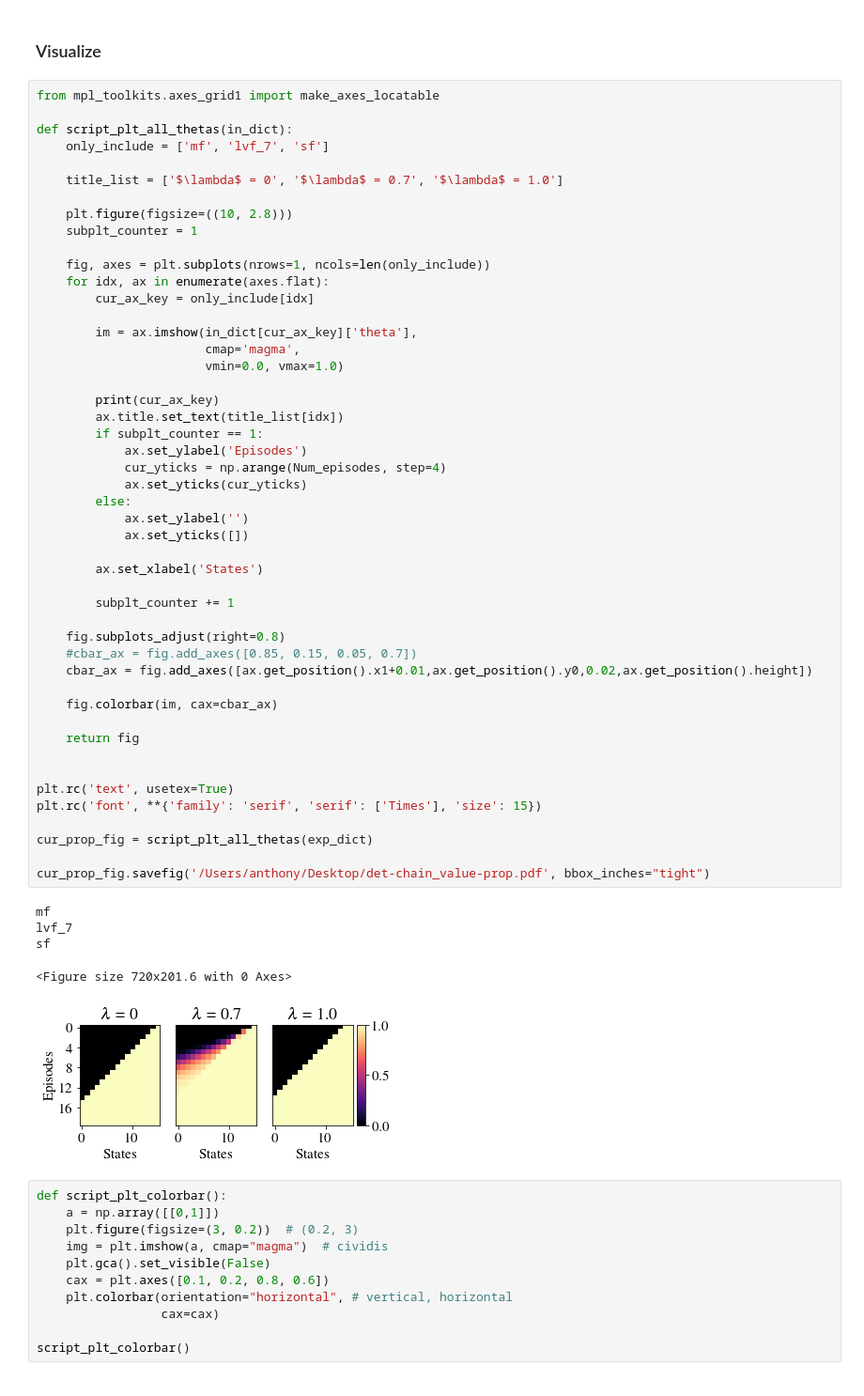
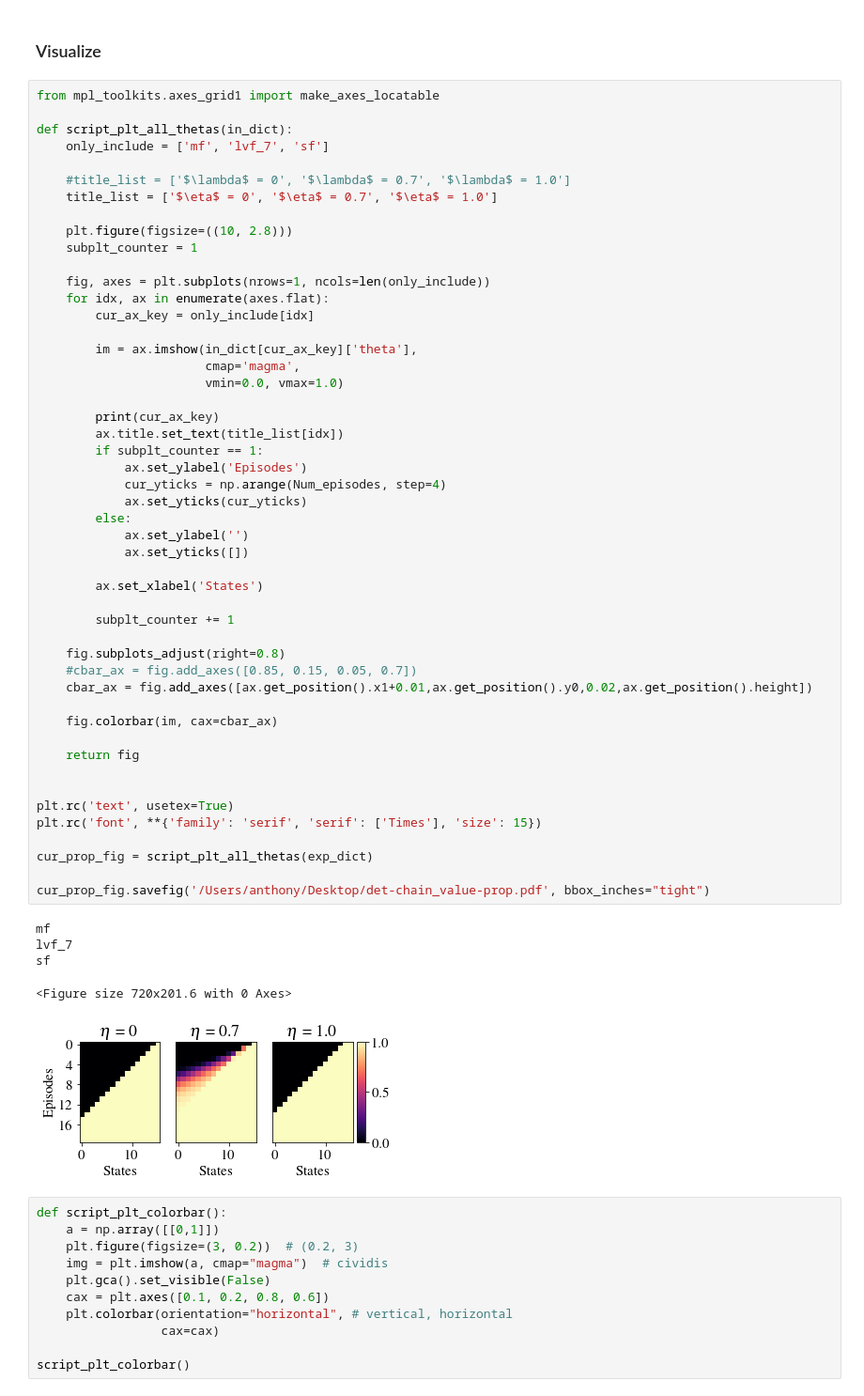
Before and after one commit to im-ant/sr-return, a Jupyter notebook: analysis/linear/2021-04-24_Deterministic-Chain-Example.ipynb, the cells around one changed output. Shown at 94% size. Saved outputs shown, nothing was run; the diff lists cells and outputs as text.

```diff
--- a/analysis/linear/2021-04-24_Deterministic-Chain-Example.ipynb
+++ b/analysis/linear/2021-04-24_Deterministic-Chain-Example.ipynb
@@ -208,7 +208,8 @@ from mpl_toolkits.axes_grid1 import make_axes_locatable
 def script_plt_all_thetas(in_dict):
     only_include = ['mf', 'lvf_7', 'sf']
 
-    title_list = ['$\lambda$ = 0', '$\lambda$ = 0.7', '$\lambda$ = 1.0']
+    #title_list = ['$\lambda$ = 0', '$\lambda$ = 0.7', '$\lambda$ = 1.0']
+    title_list = ['$\eta$ = 0', '$\eta$ = 0.7', '$\eta$ = 1.0']
 
     plt.figure(figsize=((10, 2.8)))
     subplt_counter = 1
@@ -228,34 +229,34 @@ def script_plt_all_thetas(in_dict):
             cur_yticks = np.arange(Num_episodes, step=4)
             ax.set_yticks(cur_yticks)
         else:
             ax.set_ylabel('')
             ax.set_yticks([])
 
         ax.set_xlabel('States')
 
         subplt_counter += 1
 
     fig.subplots_adjust(right=0.8)
     #cbar_ax = fig.add_axes([0.85, 0.15, 0.05, 0.7])
     cbar_ax = fig.add_axes([ax.get_position().x1+0.01,ax.get_position().y0,0.02,ax.get_position().height])
 
     fig.colorbar(im, cax=cbar_ax)
 
     return fig
 
 
 plt.rc('text', usetex=True)
 plt.rc('font', **{'family': 'serif', 'serif': ['Times'], 'size': 15})
 
 cur_prop_fig = script_plt_all_thetas(exp_dict)
 
 cur_prop_fig.savefig('/Users/anthony/Desktop/det-chain_value-prop.pdf', bbox_inches="tight")
 # %% [output]
 mf
 lvf_7
 sf
 <Figure size 720x201.6 with 0 Axes>
-[figure, old version]
+[figure, new version]
 # %%
 def script_plt_colorbar():
     a = np.array([[0,1]])
```
Also changed, not shown: parts of 1 cell of this notebook, 2 other files.
